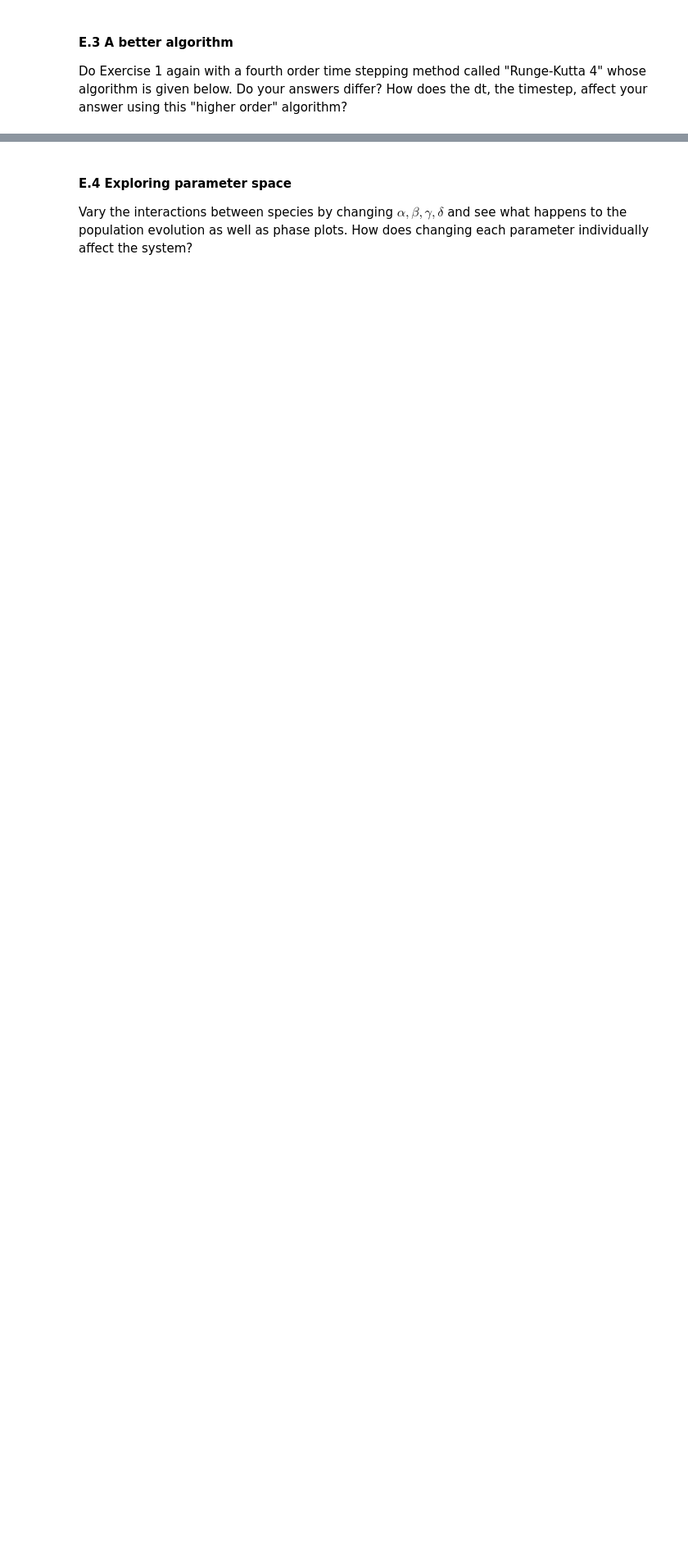
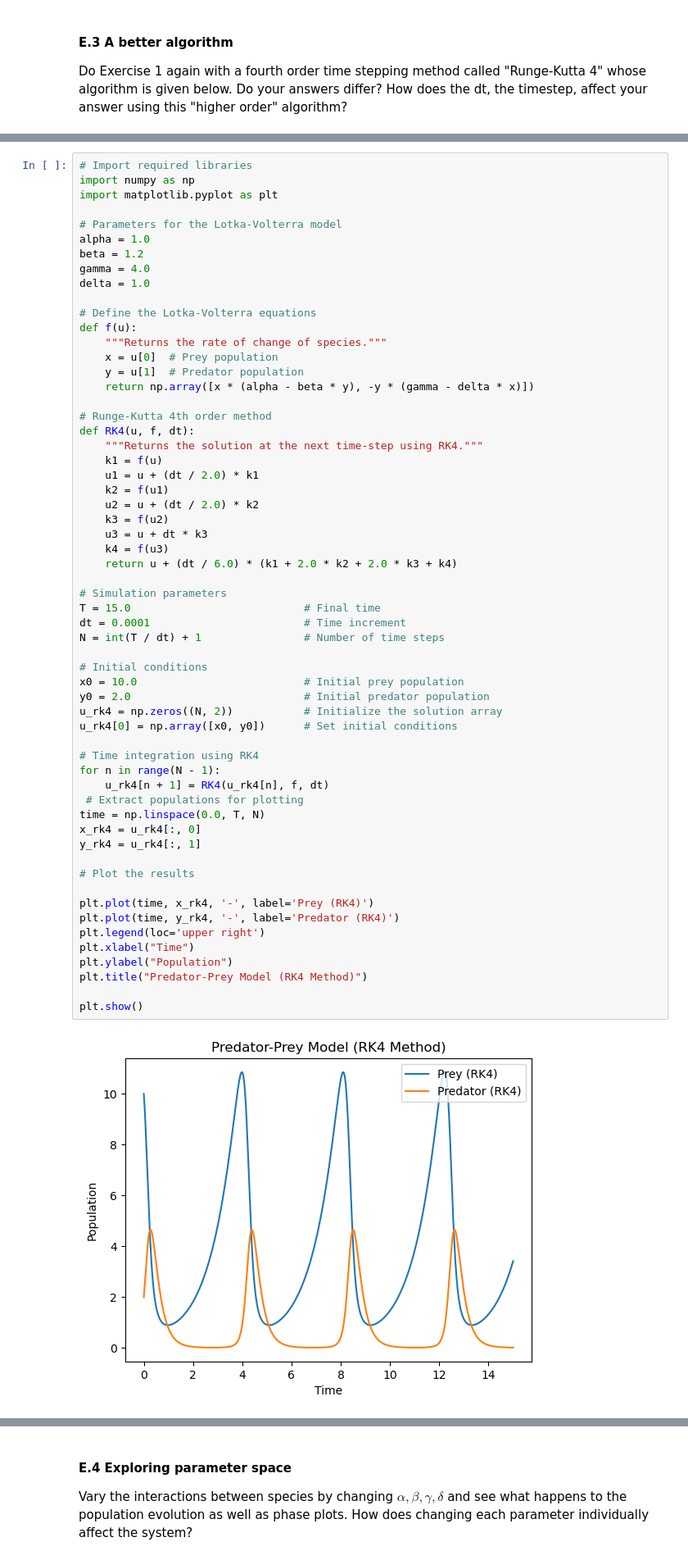
Before and after one commit to chsharrison/Sci_comp_F24, a Jupyter notebook: Sharmin_Siddika/Lab12.2_F24_pred_prey.ipynb, the cells around one changed output, grey strips where cells are left out. Shown at 82% size. Drawn from its saved outputs; the diff is of its cells as text; blank space fills up the shorter version.

```diff
--- a/Sharmin_Siddika/Lab12.2_F24_pred_prey.ipynb
+++ b/Sharmin_Siddika/Lab12.2_F24_pred_prey.ipynb
@@ -1020,0 +1057,61 @@ Text(0.5, 1.0, 'predator prey model')
+# %%
+# Import required libraries
+import numpy as np
+import matplotlib.pyplot as plt
+
+# Parameters for the Lotka-Volterra model
+alpha = 1.0
+beta = 1.2
+gamma = 4.0
+delta = 1.0
+
+# Define the Lotka-Volterra equations
+def f(u):
+    """Returns the rate of change of species."""
+    x = u[0]  # Prey population
+    y = u[1]  # Predator population
+    return np.array([x * (alpha - beta * y), -y * (gamma - delta * x)])
+
+# Runge-Kutta 4th order method
+def RK4(u, f, dt):
+    """Returns the solution at the next time-step using RK4."""
+    k1 = f(u)
+    u1 = u + (dt / 2.0) * k1
+    k2 = f(u1)
+    u2 = u + (dt / 2.0) * k2
+    k3 = f(u2)
+    u3 = u + dt * k3
+    k4 = f(u3)
+    return u + (dt / 6.0) * (k1 + 2.0 * k2 + 2.0 * k3 + k4)
+
+# Simulation parameters
+T = 15.0                           # Final time
+dt = 0.0001                        # Time increment
+N = int(T / dt) + 1                # Number of time steps
+
+# Initial conditions
+x0 = 10.0                          # Initial prey population
+y0 = 2.0                           # Initial predator population
+u_rk4 = np.zeros((N, 2))           # Initialize the solution array
+u_rk4[0] = np.array([x0, y0])      # Set initial conditions
+
+# Time integration using RK4
+for n in range(N - 1):
+    u_rk4[n + 1] = RK4(u_rk4[n], f, dt)
+ # Extract populations for plotting
+time = np.linspace(0.0, T, N)
+x_rk4 = u_rk4[:, 0]
+y_rk4 = u_rk4[:, 1]
+
+# Plot the results
+
+plt.plot(time, x_rk4, '-', label='Prey (RK4)')
+plt.plot(time, y_rk4, '-', label='Predator (RK4)')
+plt.legend(loc='upper right')
+plt.xlabel("Time")
+plt.ylabel("Population")
+plt.title("Predator-Prey Model (RK4 Method)")
+
+plt.show()
+# %% [output]
+[figure, added]
```
Also changed, not shown: parts of 30 cells of this notebook.
